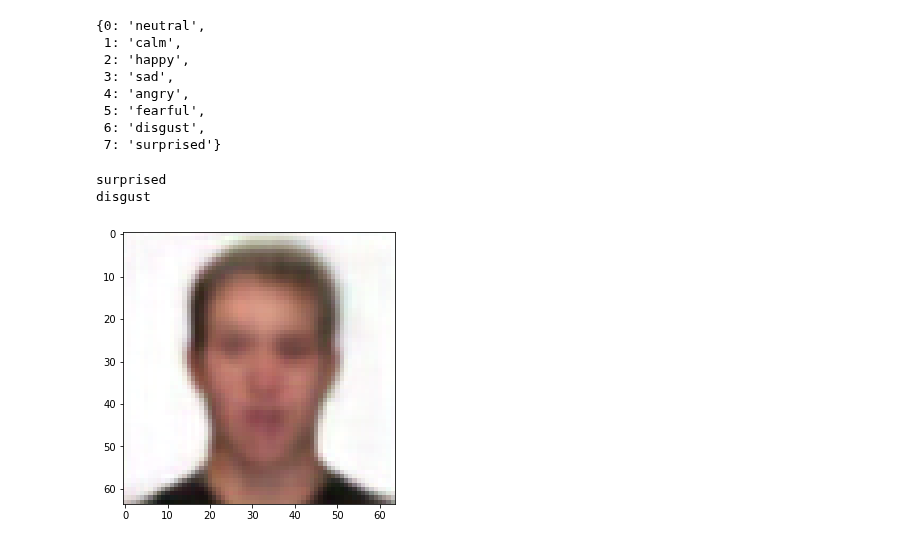
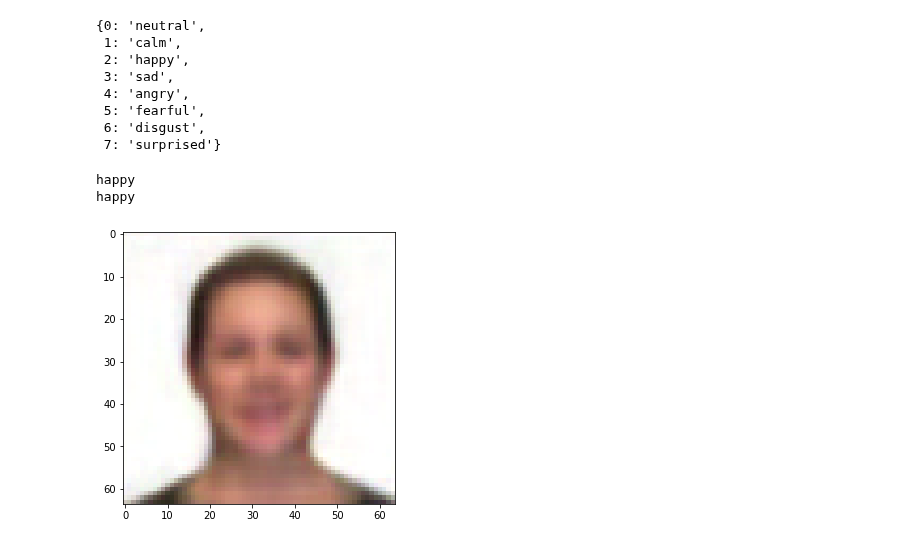
Before and after one commit to Ale-Ba2lero/Multimodal-Emotion-Analysis, a Jupyter notebook: src/mvae_torch/test_results.ipynb, the cells around one changed output. Saved outputs shown, nothing was run; the diff lists cells and outputs as text; code cells hidden in the pictures.

Commit message:
Model Tuning

```diff
--- a/src/mvae_torch/test_results.ipynb
+++ b/src/mvae_torch/test_results.ipynb
@@ -38,7 +44,7 @@ U.print_losses(training_losses_8kdrop_1_2, 2)
 # %% [output]
 [figure]
 # %%
-loaded_data = torch.load("../trained_models/ravdess_mvae_data_8k_altloss_01.save")
+loaded_data = torch.load("../trained_models/ravdess_mvae_data_8k_altloss_02.save")
 model: torch.nn.Module = build_model(**loaded_data['model_args']).double()
 model.load_state_dict(loaded_data['model_params'])
 model.eval()
@@ -73,18 +79,18 @@ Rd.emocat
  6: 'disgust',
  7: 'surprised'}
 # %%
-emotion = 7
+emotion = 2
 print(Rd.emocat[emotion])
 
 emotion = torch.tensor([emotion]).to('cuda')
 plt.figure(figsize = (5,5))
 r_image, _, _, _ = model(faces=None, emotions=emotion)
 _, r_emotion, _, _ = model(faces=r_image, emotions=None)
 r_image = torch.clamp(r_image, min=0, max=1)
 r_image = np.array(r_image.cpu().detach().numpy()[0]).transpose((1, 2, 0))
 plt.imshow(r_image)
 print((Rd.emocat[torch.argmax(r_emotion.cpu()).item()]))
 # %% [output]
-surprised
-disgust
+happy
+happy
-[figure, old version]
+[figure, new version]
```
Also changed, not shown: parts of 1 cell of this notebook, 3 other files.
